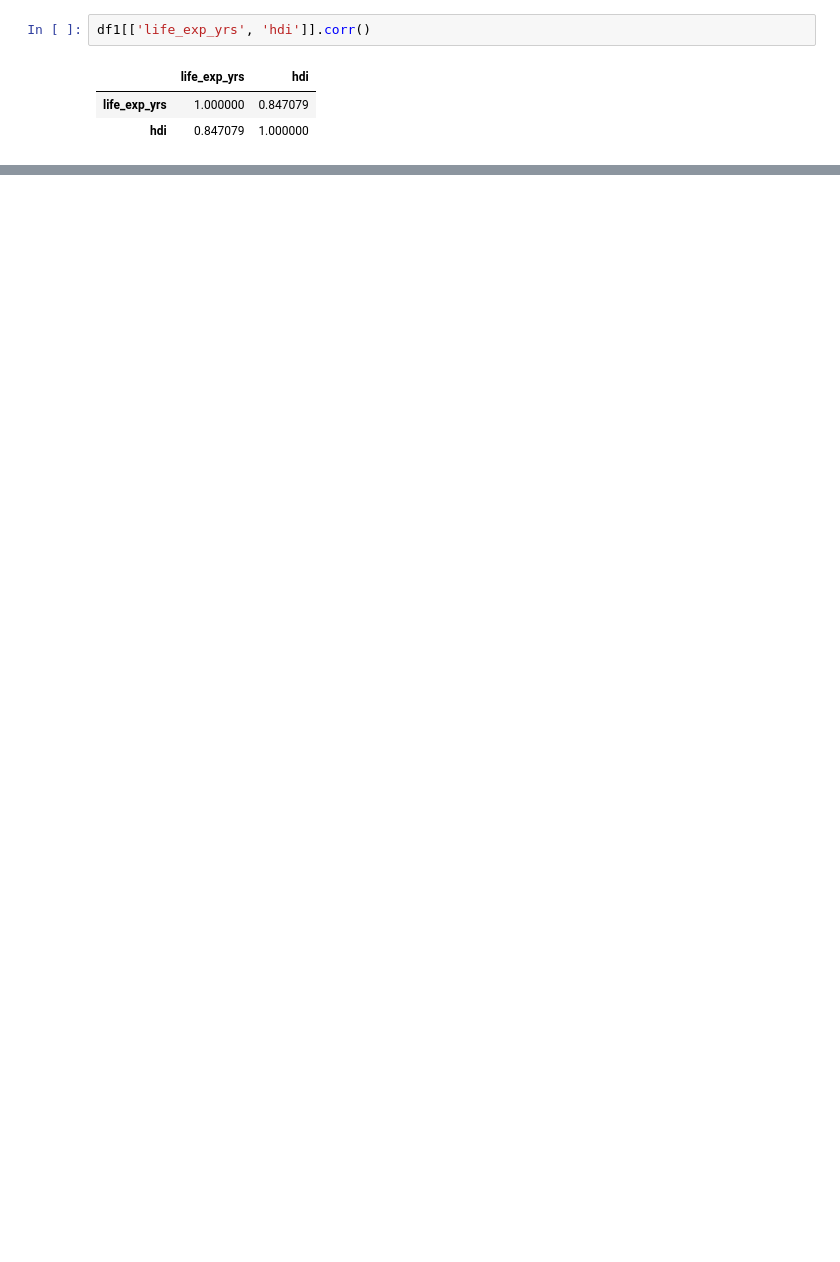
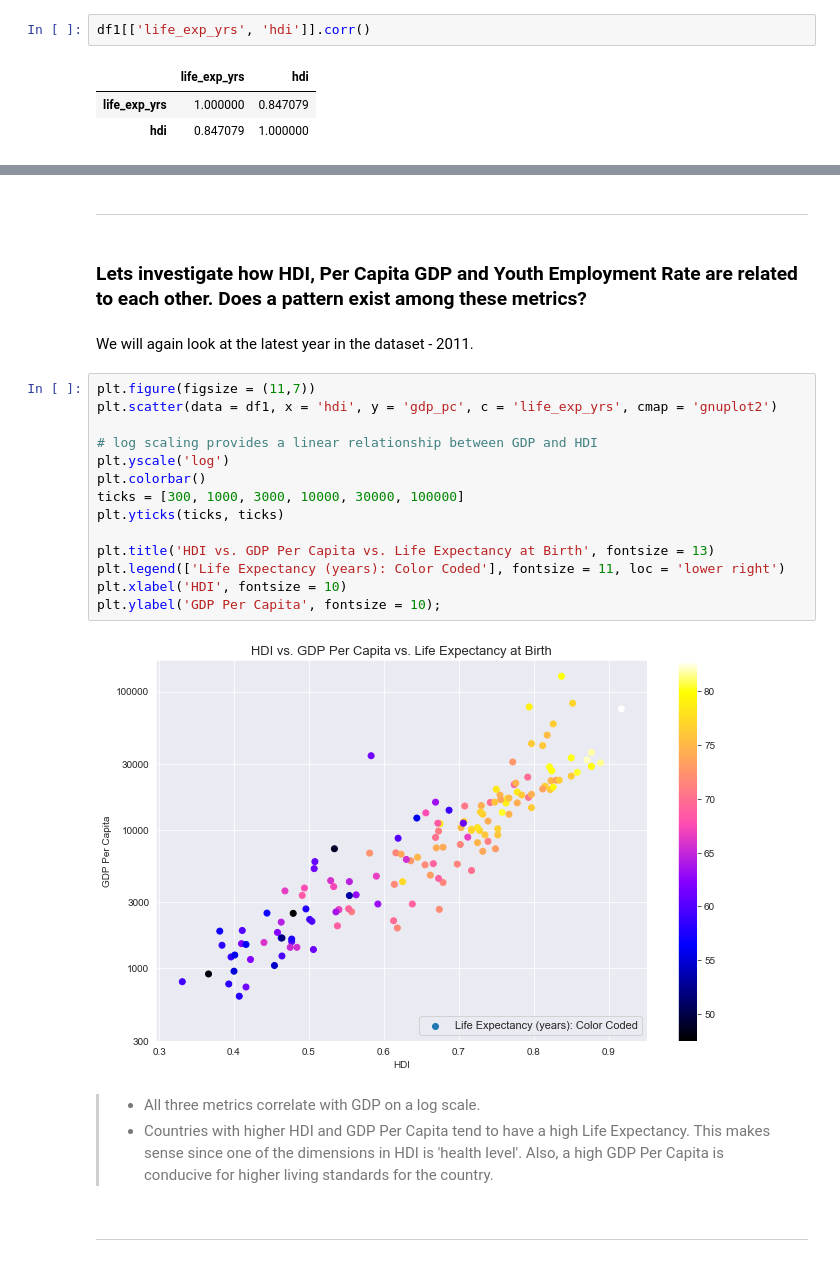
Before and after one commit to dhavalpotdar/Gapminder-World-Data-Analysis, a Jupyter notebook: analyzing_act.ipynb, the cells around one changed output, grey strips where cells are left out. Drawn from its saved outputs; the diff is of its cells as text; blank space fills up the shorter version.

```diff
--- a/analyzing_act.ipynb
+++ b/analyzing_act.ipynb
@@ -291,0 +284,27 @@ df1[['life_exp_yrs', 'hdi']].corr()
+# %% [markdown]
+___________________________________________________________________________________________________________________________
+# %% [markdown]
+### Lets investigate how HDI, Per Capita GDP and Youth Employment Rate are related to each other. Does a pattern exist among these metrics?
+# %% [markdown]
+We will again look at the latest year in the dataset - 2011.
+# %%
+plt.figure(figsize = (11,7))
+plt.scatter(data = df1, x = 'hdi', y = 'gdp_pc', c = 'life_exp_yrs', cmap = 'gnuplot2')
+
+# log scaling provides a linear relationship between GDP and HDI
+plt.yscale('log')
+plt.colorbar()
+ticks = [300, 1000, 3000, 10000, 30000, 100000]
+plt.yticks(ticks, ticks)
+
+plt.title('HDI vs. GDP Per Capita vs. Life Expectancy at Birth', fontsize = 13)
+plt.legend(['Life Expectancy (years): Color Coded'], fontsize = 11, loc = 'lower right')
+plt.xlabel('HDI', fontsize = 10)
+plt.ylabel('GDP Per Capita', fontsize = 10);
+# %% [output]
+[figure, added]
+# %% [markdown]
+> - All three metrics correlate with GDP on a log scale.
+> - Countries with higher HDI and GDP Per Capita tend to have a high Life Expectancy. This makes sense since one of the dimensions in HDI is 'health level'. Also, a high GDP Per Capita is conducive for higher living standards for the country.
+# %% [markdown]
+___________________________________________________________________________________________________________________________
```
Also changed, not shown: parts of 21 cells of this notebook, 2 other files.
